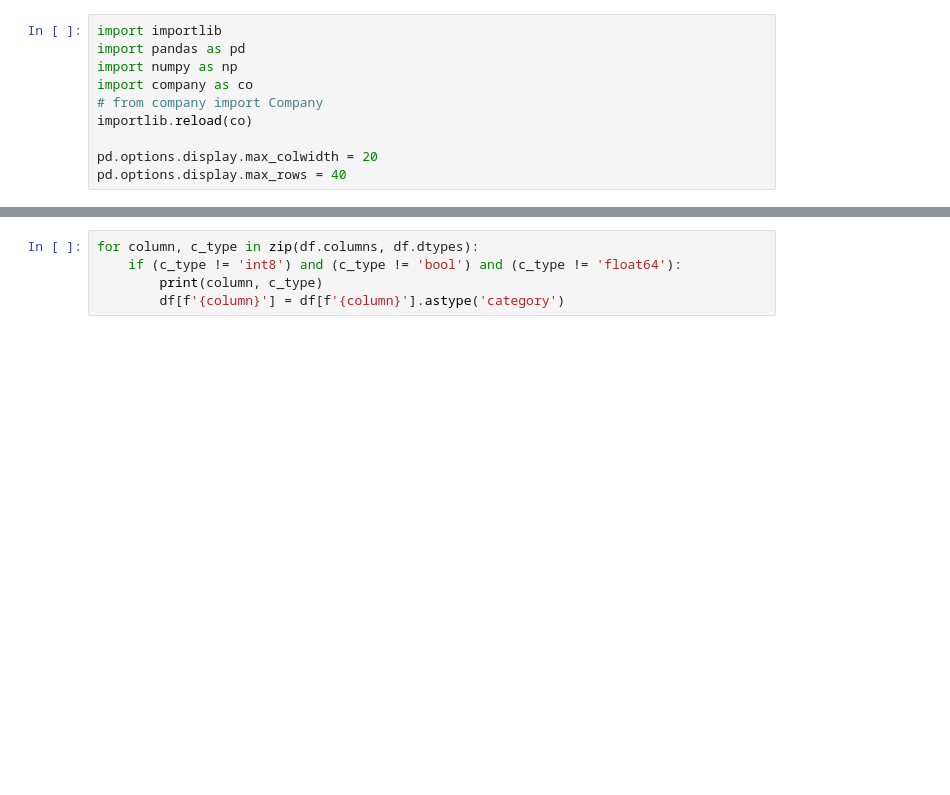
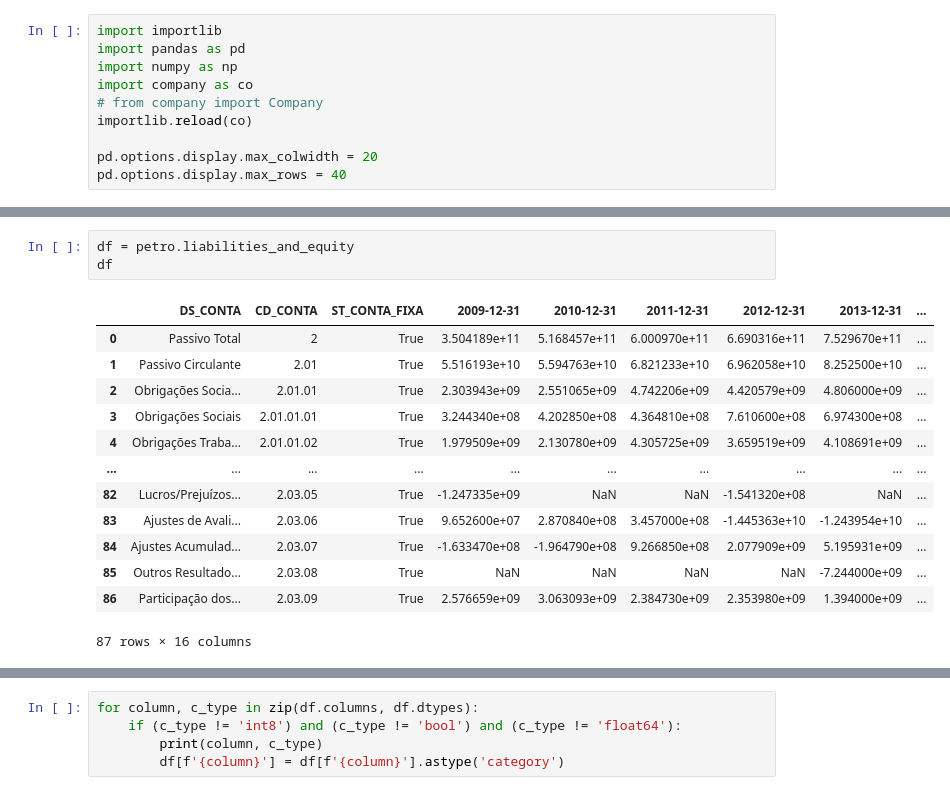
Before and after one commit to crdcj/FinLogic, a Jupyter notebook: explore_company.ipynb, the cells around one changed output, grey strips where cells are left out. Cells and saved outputs as stored; diff of their text form; blank space fills up the shorter version.

```diff
--- a/explore_company.ipynb
+++ b/explore_company.ipynb
@@ -47,0 +49,17 @@ memory usage: 11.6+ KB
+# %%
+df = petro.liabilities_and_equity
+df
+# %% [output]
+|  | DS_CONTA | CD_CONTA | ST_CONTA_FIXA | 2009-12-31 | 2010-12-31 | 2011-12-31 | 2012-12-31 | 2013-12-31 | ... |
+| 0 | Passivo Total | 2 | True | 3.504189e+11 | 5.168457e+11 | 6.000970e+11 | 6.690316e+11 | 7.529670e+11 | ... |
+| 1 | Passivo Circulante | 2.01 | True | 5.516193e+10 | 5.594763e+10 | 6.821233e+10 | 6.962058e+10 | 8.252500e+10 | ... |
+| 2 | Obrigações Socia... | 2.01.01 | True | 2.303943e+09 | 2.551065e+09 | 4.742206e+09 | 4.420579e+09 | 4.806000e+09 | ... |
+| 3 | Obrigações Sociais | 2.01.01.01 | True | 3.244340e+08 | 4.202850e+08 | 4.364810e+08 | 7.610600e+08 | 6.974300e+08 | ... |
+| 4 | Obrigações Traba... | 2.01.01.02 | True | 1.979509e+09 | 2.130780e+09 | 4.305725e+09 | 3.659519e+09 | 4.108691e+09 | ... |
+| ... | ... | ... | ... | ... | ... | ... | ... | ... | ... |
+| 82 | Lucros/Prejuízos... | 2.03.05 | True | -1.247335e+09 | NaN | NaN | -1.541320e+08 | NaN | ... |
+| 83 | Ajustes de Avali... | 2.03.06 | True | 9.652600e+07 | 2.870840e+08 | 3.457000e+08 | -1.445363e+10 | -1.243954e+10 | ... |
+| 84 | Ajustes Acumulad... | 2.03.07 | True | -1.633470e+08 | -1.964790e+08 | 9.266850e+08 | 2.077909e+09 | 5.195931e+09 | ... |
+| 85 | Outros Resultado... | 2.03.08 | True | NaN | NaN | NaN | NaN | -7.244000e+09 | ... |
+| 86 | Participação dos... | 2.03.09 | True | 2.576659e+09 | 3.063093e+09 | 2.384730e+09 | 2.353980e+09 | 1.394000e+09 | ... |
+87 rows × 16 columns
```
Also changed, not shown: parts of 7 cells of this notebook, 3 other files.
